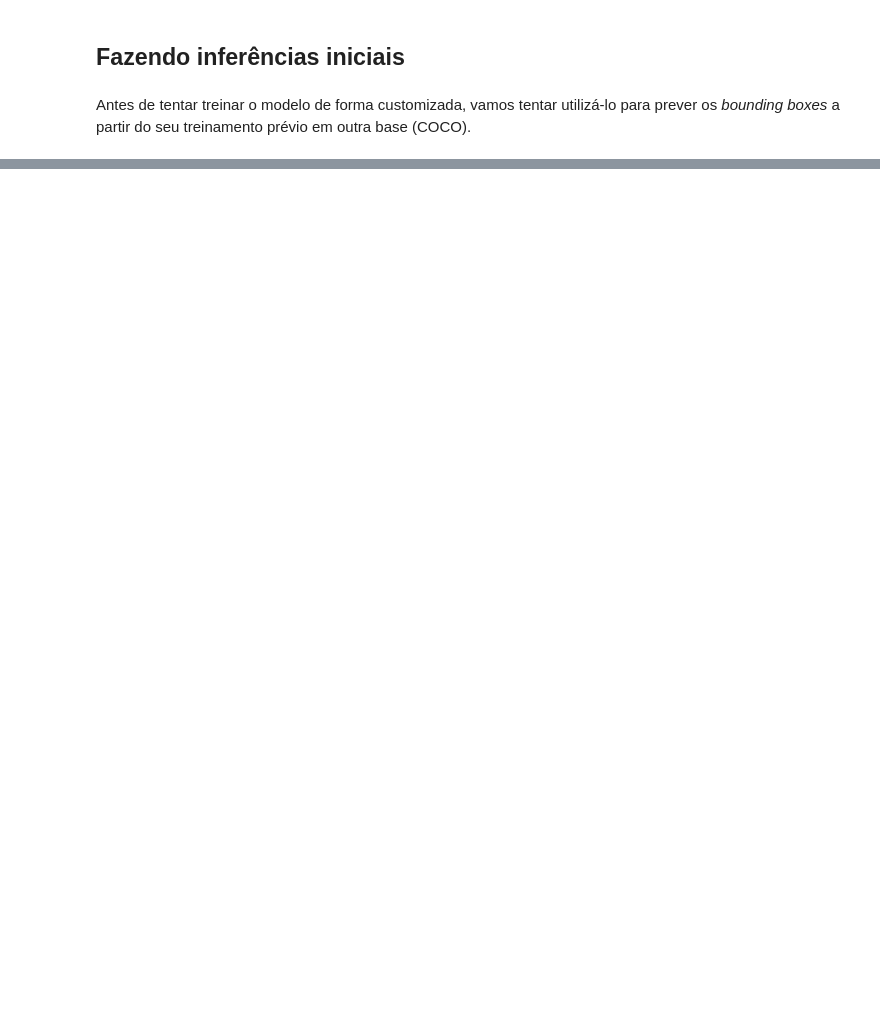
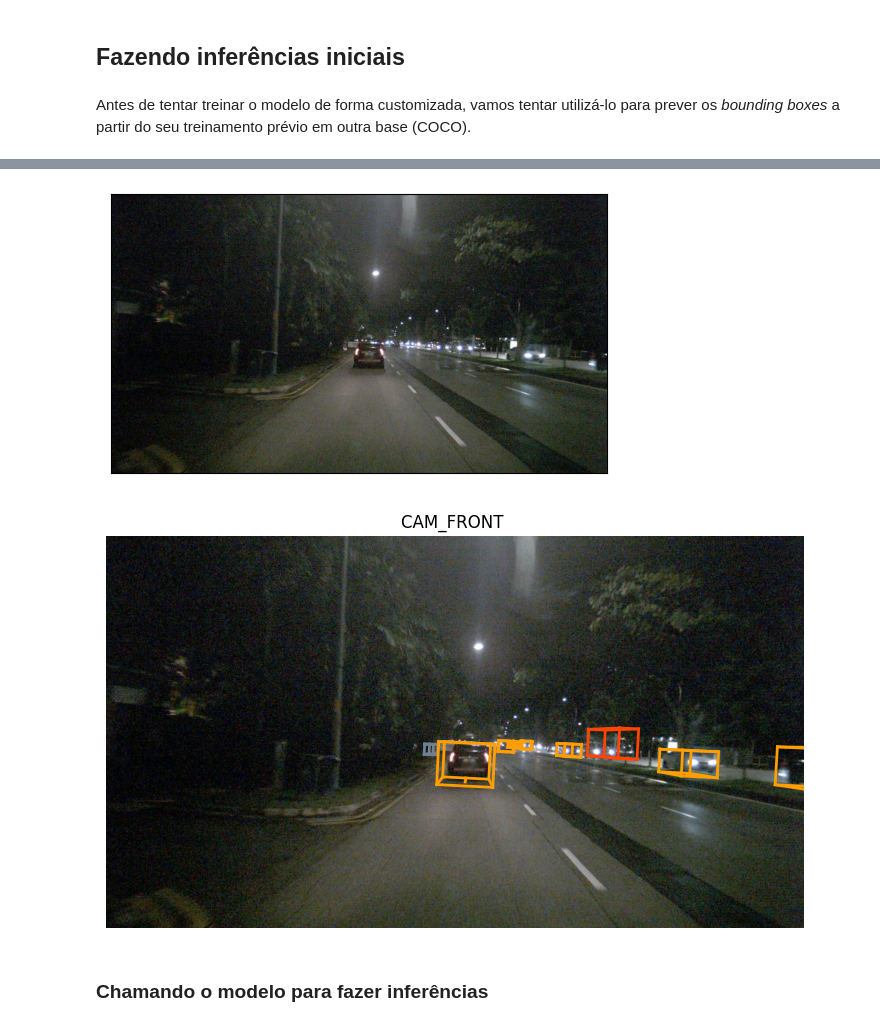
Before and after one commit to VRUs-UFSCar/nuScenes-exploration, a Jupyter notebook: notebooks/models_exploration/faster_rcnn.ipynb, the cells around one changed output, grey strips where cells are left out. Saved outputs shown, nothing was run; the diff lists cells and outputs as text; code cells hidden in the pictures; blank space fills up the shorter version.

```diff
--- a/notebooks/models_exploration/faster_rcnn.ipynb
+++ b/notebooks/models_exploration/faster_rcnn.ipynb
@@ -64,0 +140,8 @@ Antes de tentar treinar o modelo de forma customizada, vamos tentar utilizá-lo
+# %%
+sample_data_3, image_3 = load_nuscenes_image(300)
+
+show(image_3)
+nusc.render_sample_data(sample_data_3['token'])
+# %% [output]
+[figure, added]
+[figure, added]
@@ -64,0 +150,2 @@ Antes de tentar treinar o modelo de forma customizada, vamos tentar utilizá-lo
+# %% [markdown]
+### Chamando o modelo para fazer inferências
```
Also changed, not shown: parts of 17 cells of this notebook.
